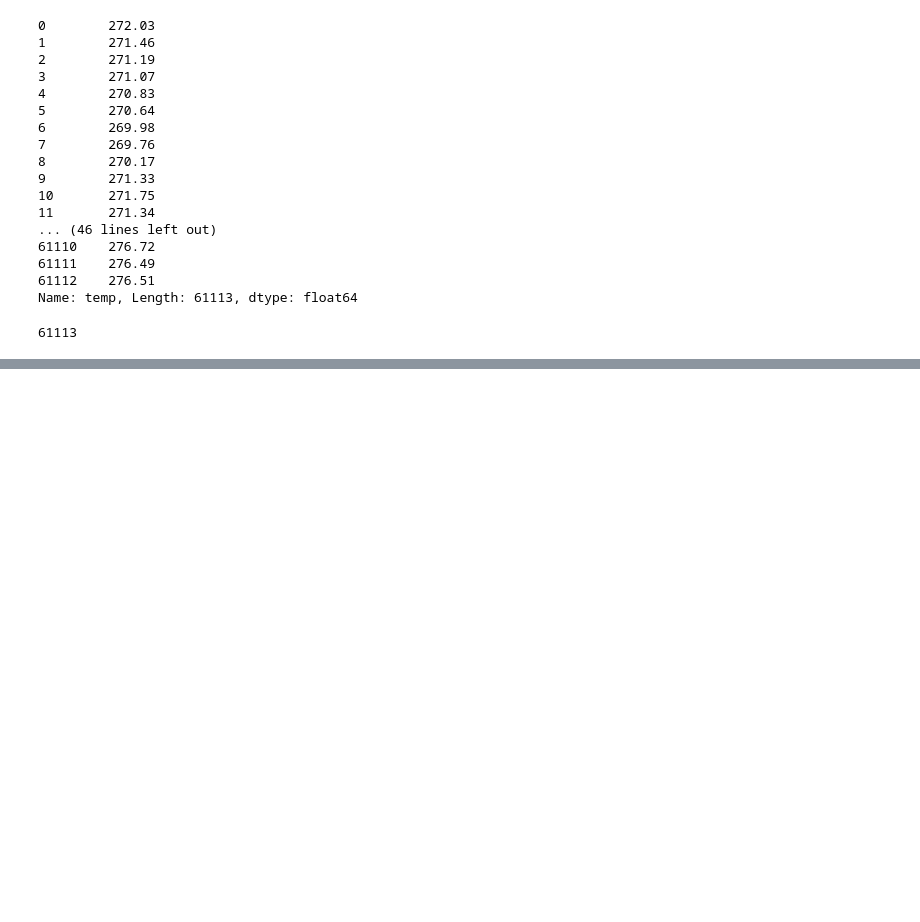
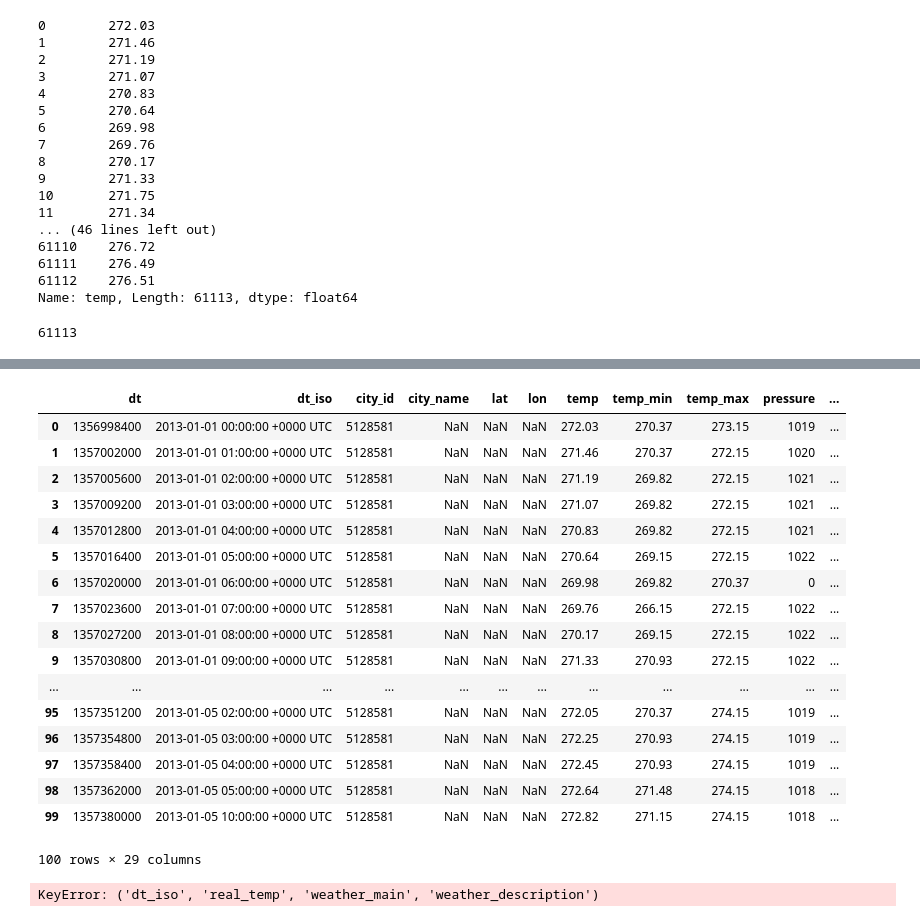
Before and after one commit to SuSu02202020/Final-Project, a Jupyter notebook: Untitled.ipynb, the cells around one changed output, grey strips where cells are left out. Saved outputs shown, nothing was run; the diff lists cells and outputs as text; code cells hidden in the pictures; blank space fills up the shorter version.

Commit message:
Python Code
Code for cleaning city

```diff
--- a/Untitled.ipynb
+++ b/Untitled.ipynb
@@ -62,0 +62,2 @@ AttributeError: 'DataFrame' object has no attribute 'pd'
+# %%
+weather_data['real_temp'] = far_temps
@@ -62,0 +104,25 @@ AttributeError: 'DataFrame' object has no attribute 'pd'
+# %%
+weather_data.head(100)
+# %% [output]
+|  | dt | dt_iso | city_id | city_name | lat | lon | temp | temp_min | temp_max | pressure | ... |
+| 0 | 1356998400 | 2013-01-01 00:00:00 +0000 UTC | 5128581 | NaN | NaN | NaN | 272.03 | 270.37 | 273.15 | 1019 | ... |
+| 1 | 1357002000 | 2013-01-01 01:00:00 +0000 UTC | 5128581 | NaN | NaN | NaN | 271.46 | 270.37 | 272.15 | 1020 | ... |
+| 2 | 1357005600 | 2013-01-01 02:00:00 +0000 UTC | 5128581 | NaN | NaN | NaN | 271.19 | 269.82 | 272.15 | 1021 | ... |
+| 3 | 1357009200 | 2013-01-01 03:00:00 +0000 UTC | 5128581 | NaN | NaN | NaN | 271.07 | 269.82 | 272.15 | 1021 | ... |
+| 4 | 1357012800 | 2013-01-01 04:00:00 +0000 UTC | 5128581 | NaN | NaN | NaN | 270.83 | 269.82 | 272.15 | 1021 | ... |
+| 5 | 1357016400 | 2013-01-01 05:00:00 +0000 UTC | 5128581 | NaN | NaN | NaN | 270.64 | 269.15 | 272.15 | 1022 | ... |
+| 6 | 1357020000 | 2013-01-01 06:00:00 +0000 UTC | 5128581 | NaN | NaN | NaN | 269.98 | 269.82 | 270.37 | 0 | ... |
+| 7 | 1357023600 | 2013-01-01 07:00:00 +0000 UTC | 5128581 | NaN | NaN | NaN | 269.76 | 266.15 | 272.15 | 1022 | ... |
+| 8 | 1357027200 | 2013-01-01 08:00:00 +0000 UTC | 5128581 | NaN | NaN | NaN | 270.17 | 269.15 | 272.15 | 1022 | ... |
+| 9 | 1357030800 | 2013-01-01 09:00:00 +0000 UTC | 5128581 | NaN | NaN | NaN | 271.33 | 270.93 | 272.15 | 1022 | ... |
+| ... | ... | ... | ... | ... | ... | ... | ... | ... | ... | ... | ... |
+| 95 | 1357351200 | 2013-01-05 02:00:00 +0000 UTC | 5128581 | NaN | NaN | NaN | 272.05 | 270.37 | 274.15 | 1019 | ... |
+| 96 | 1357354800 | 2013-01-05 03:00:00 +0000 UTC | 5128581 | NaN | NaN | NaN | 272.25 | 270.93 | 274.15 | 1019 | ... |
+| 97 | 1357358400 | 2013-01-05 04:00:00 +0000 UTC | 5128581 | NaN | NaN | NaN | 272.45 | 270.93 | 274.15 | 1019 | ... |
+| 98 | 1357362000 | 2013-01-05 05:00:00 +0000 UTC | 5128581 | NaN | NaN | NaN | 272.64 | 271.48 | 274.15 | 1018 | ... |
+| 99 | 1357380000 | 2013-01-05 10:00:00 +0000 UTC | 5128581 | NaN | NaN | NaN | 272.82 | 271.15 | 274.15 | 1018 | ... |
+100 rows × 29 columns
+# %%
+model_data = weather_data["dt_iso", "real_temp", "weather_main", "weather_description"]
+# %% [output]
+KeyError: ('dt_iso', 'real_temp', 'weather_main', 'weather_description')
```
Also changed, not shown: parts of 4 cells of this notebook, 1 other file.
